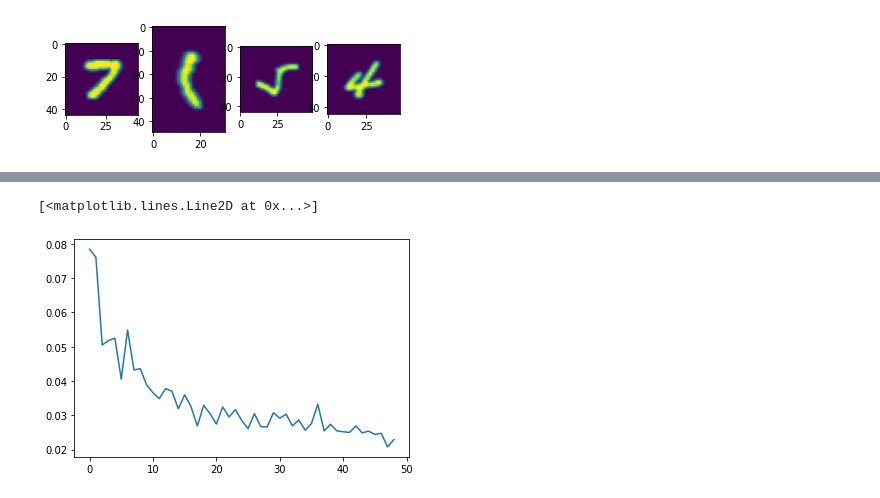
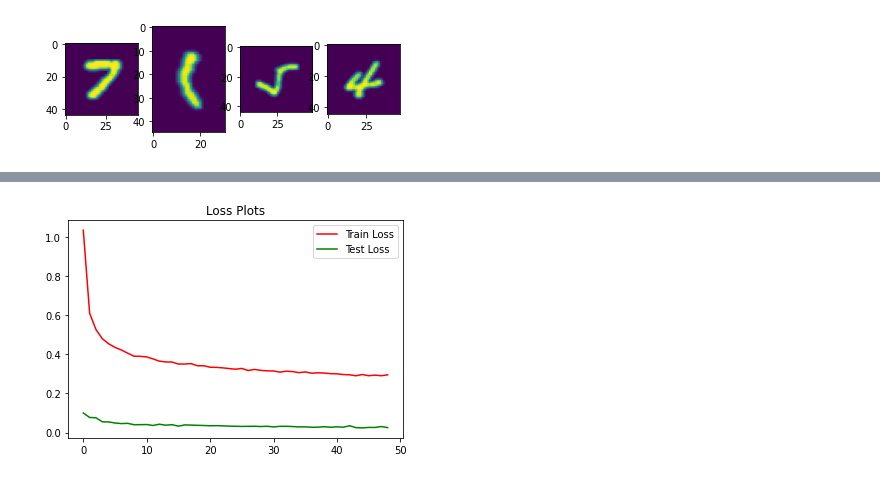
Before and after one commit to darthgera123/Captcha-Detection, a Jupyter notebook: MLNS_assign1.ipynb, the cells around one changed output, grey strips where cells are left out. Drawn from its saved outputs; the diff is of its cells as text; code cells hidden in the pictures.

```diff
--- a/MLNS_assign1.ipynb
+++ b/MLNS_assign1.ipynb
@@ -94,7 +106,6 @@ train_loader = torch.utils.data.DataLoader(
     datasets.MNIST('data', train=True, download=True,
     transform=transforms.Compose([
         transforms.RandomAffine(degrees=45,  translate=(0.1, 0.1), scale=(0.8, 1.2)),
-        transforms.RandomCrop(size=5),
         transforms.RandomPerspective(p=0.3),
         transforms.ToTensor(),
 #         RandAffine,
@@ -203,5 +186,6 @@ class AverageMeter(object):
 # %%
-model = BatchModel()
+model = Net()
 model = model.to(CFG.device)
+summary(model,(1,28,28))
 optimizer = optim.Adam(model.parameters(),lr=CFG.lr)
 criterion = nn.CrossEntropyLoss()
@@ -209,22 +211,29 @@ criterion = nn.CrossEntropyLoss()
 from tqdm import tqdm
 def train(model,train_loader, optimizer,criterion, epoch):
     train_loss = AverageMeter()
+    train_accuracy = AverageMeter()
     model.train()
+    correct = 0
     pbar = tqdm(train_loader)
     for batch_idx, (data, target) in enumerate(pbar):
         data, target = data.to(CFG.device), target.to(CFG.device)
         optimizer.zero_grad()
         output = model(data)
         loss = criterion(output, target)
+        pred = output.argmax(dim=1, keepdim=True)
+        correct += pred.eq(target.view_as(pred)).sum().item()
         loss.backward()
         optimizer.step()
         pbar.set_description(desc= f'epoch: {epoch} loss={loss.item()} batch_id={batch_idx}')
         train_loss.update(loss.item())
-    return train_loss.avg
+    train_accuracy.sum = correct
+    train_accuracy.count = len(train_loader.dataset)
+    return train_loss.avg,train_accuracy.accuracy()*100.0
 
 def test(model, criterion,test_loader):
     model.eval()
     test_loss = AverageMeter()
+    test_accuracy = AverageMeter()
     correct = 0
     with torch.no_grad():
         for data, target in test_loader:
@@ -232,9 +241,10 @@ def test(model, criterion,test_loader):
             output = model(data)
             test_loss.update(criterion(output, target).item())
             pred = output.argmax(dim=1, keepdim=True)
-            correct +=pred.eq(target.view_as(pred)).sum().item()
+            correct += pred.eq(target.view_as(pred)).sum().item()
 #     test_loss /= len(test_loader.dataset)
-    print('\nTest set: Average loss: {:.4f}, Accuracy: {}/{}({:.1f}%)\n'.format(test_loss.avg, correct,\
-          len(test_loader.dataset), 100. * correct /
-          len(test_loader.dataset)))
-    return test_loss.avg
+    test_accuracy.sum = correct
+    test_accuracy.count = len(test_loader.dataset)
+    print('\nTest set: Average loss: {:.4f}, Accuracy: {}/{}({}%)\n'.format(test_loss.avg, test_accuracy.sum,\
+          len(test_loader.dataset),  100*test_accuracy.accuracy()))
+    return test_loss.avg,100.0*test_accuracy.accuracy()
@@ -242,10 +255,15 @@ def test(model, criterion,test_loader):
 OUTPUT_DIR = './'
 train_losses = []
 test_losses = []
+train_accuracy = []
+test_accuracy = []
 best_loss = np.Inf
 for epoch in range(1, CFG.epochs):
-    train_losses.append(train(model, train_loader, optimizer,criterion, epoch))
-    testy_loss = test(model,criterion, test_loader)
+    trainy_loss,trainy_acc = train(model, train_loader, optimizer,criterion, epoch)
+    train_accuracy.append(trainy_acc)
+    train_losses.append(trainy_loss)
+    testy_loss,testy_acc = test(model,criterion, test_loader)
+    test_accuracy.append(testy_acc)
     test_losses.append(testy_loss)
     if testy_loss < best_loss:
         best_loss = testy_loss
@@ -262,5 +305,8 @@ plt.plot(train_losses)
-# %%
-plt.plot(test_losses)
-# %% [output]
-[<matplotlib.lines.Line2D at 0x...>]
-[figure, removed]
+# %%
+plt.title('Loss Plots')
+plt.plot(train_losses,'r',label='Train Loss')
+plt.plot(test_losses,'g',label = 'Test Loss')
+plt.legend()
+plt.savefig('lossplots.png')
+# %% [output]
+[figure, added]
```
Also changed, not shown: parts of 22 cells of this notebook, 3 other files.
